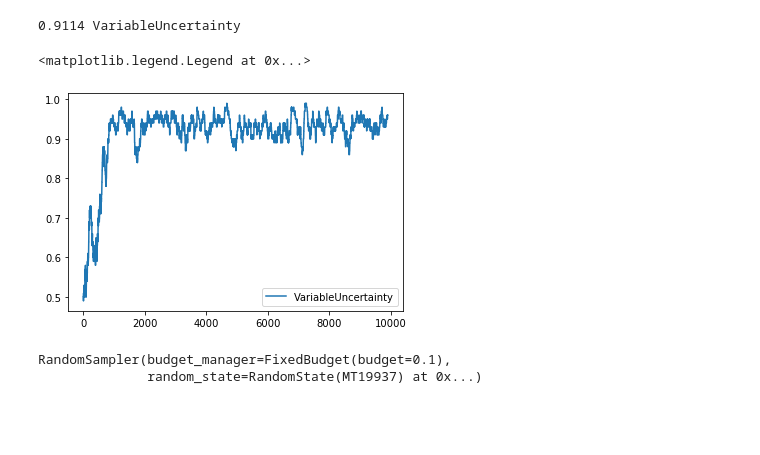
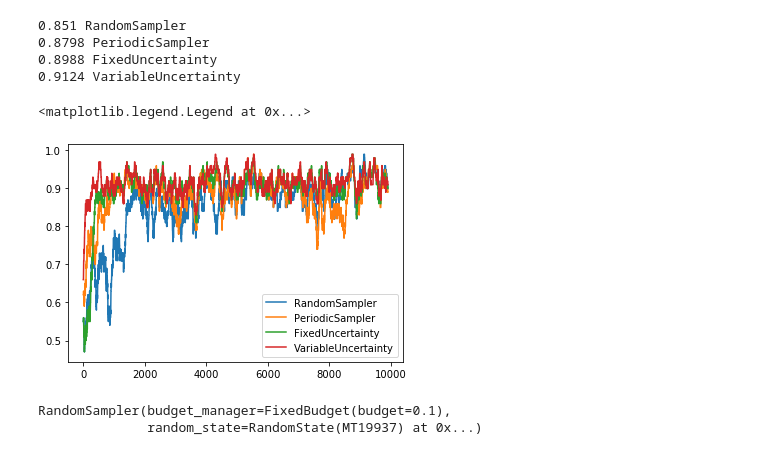
Before and after one commit to scikit-activeml/scikit-activeml, a Jupyter notebook: examples/stream/al_cycle_random.ipynb, the cells around one changed output. Drawn from its saved outputs; the diff is of its cells as text; code cells hidden in the pictures; blank space fills up the shorter version.

Commit message:
Make budget_manager, baseline query strategies, FixedUncertainty, and VariableUncertainty conform to sklearn guidelines as demanded by #42.

```diff
--- a/examples/stream/al_cycle_random.ipynb
+++ b/examples/stream/al_cycle_random.ipynb
@@ -25,7 +25,7 @@ y_init = y[:init_train_length]
 X_stream = X[init_train_length:, :]
 y_stream = y[init_train_length:]
 # %%
-budget_manager = FixedBudget(0.1)
+budget_manager = FixedBudget()
 clf = PWC()
 # query_strategies = {
 #     'RandomSampler': RandomSampler(budget_manager=copy.copy(budget_manager), random_state=rand.randint(2**32-1)),
@@ -35,35 +35,40 @@ clf = PWC()
 #     'Split': Split(clf, budget_manager=copy.copy(budget_manager), random_state=rand.randint(2**32-1), s=0.1)
 # }
 query_strategies = {
+    'RandomSampler': RandomSampler(budget_manager=copy.copy(budget_manager), random_state=rand.randint(2**32-1)),
+    'PeriodicSampler': PeriodicSampler(budget_manager=copy.copy(budget_manager), random_state=rand.randint(2**32-1)),
+    'FixedUncertainty': FixedUncertainty(clf, budget_manager=copy.copy(budget_manager), random_state=rand.randint(2**32-1)),
     'VariableUncertainty': VariableUncertainty(clf, budget_manager=copy.copy(budget_manager), random_state=rand.randint(2**32-1)),
+#     'Split': Split(clf, budget_manager=copy.copy(budget_manager), random_state=rand.randint(2**32-1), s=0.1)
 }
 # %%
-thetas = []
 for query_strategy_name, query_strategy in query_strategies.items():
     X_train = deque(maxlen=training_size)
     X_train.extend(X_init)
     y_train = deque(maxlen=training_size)
     y_train.extend(y_init)
     clf.fit(X_train, y_train)
     correct_classifications = []
     for t, (x_t, y_t) in enumerate(zip(X_stream, y_stream)):
         correct_classifications.append(clf.predict(x_t.reshape([1, -1]))[0] == y_t)
         #correct_classifications.append(query_strategy.theta)
         sampled_indices = query_strategy.query(x_t.reshape([1, -1]))
         if len(sampled_indices):
             X_train.append(x_t)
             y_train.append(y_t)
             clf.fit(X_train, y_train)
-        thetas.append(query_strategy.theta)
     print(np.sum(correct_classifications)/stream_length, query_strategy_name)
     cumsum_correct_classifications = np.cumsum(correct_classifications)
     smoothing_window_length = 100
     plt.plot((cumsum_correct_classifications[smoothing_window_length:]-cumsum_correct_classifications[:-smoothing_window_length])/smoothing_window_length, label=query_strategy_name)
 plt.legend()
 # %% [output]
-0.9114 VariableUncertainty
+0.851 RandomSampler
+0.8798 PeriodicSampler
+0.8988 FixedUncertainty
+0.9124 VariableUncertainty
 <matplotlib.legend.Legend at 0x...>
-[figure, old version]
+[figure, new version]
 # %%
 query_strategy
 # %% [output]
```
Also changed, not shown: parts of 6 cells of this notebook, 6 other files.
